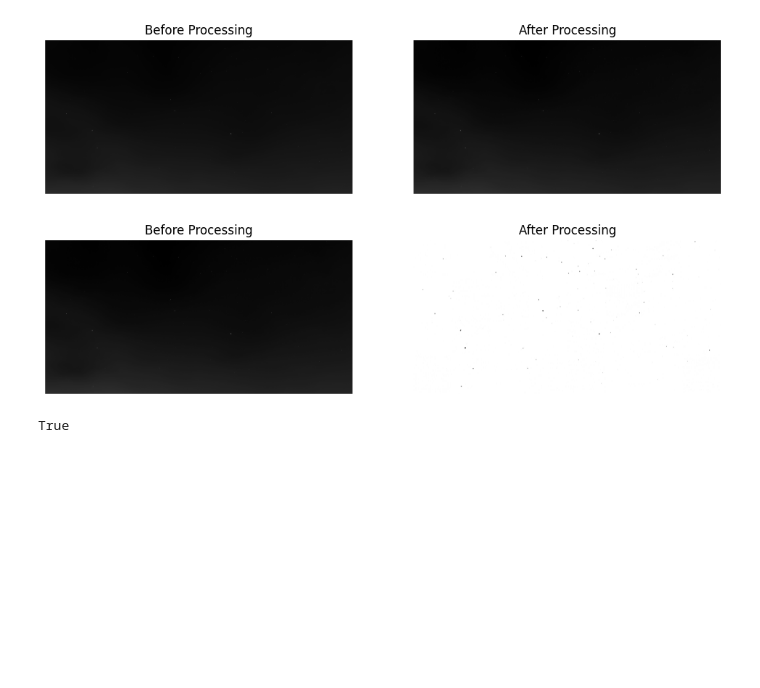
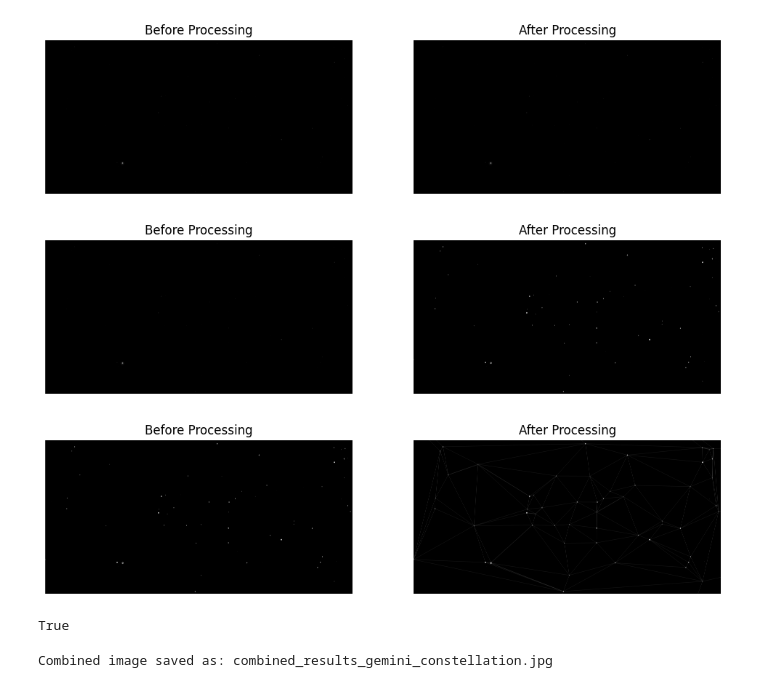
Before and after one commit to DanielEleojo/AstroIdentify, a Jupyter notebook: denoise_testing/denoise.ipynb, the cells around one changed output. Saved outputs shown, nothing was run; the diff lists cells and outputs as text; code cells hidden in the pictures; blank space fills up the shorter version.

Commit message:
Better graph and preprocessing pipeline.

```diff
--- a/denoise_testing/denoise.ipynb
+++ b/denoise_testing/denoise.ipynb
@@ -16,25 +16,83 @@ def plot_results(original, new):
 
     plt.show()
 # %%
-def gaussian_denoise(image, sigma=2, kernel_size=7):
+def gaussian_denoise(image, sigma=5, kernel_size=7):
     denoised_image = cv.GaussianBlur(image, (kernel_size, kernel_size), sigma)
     return denoised_image
 # %%
-def adaptive_thresholding(image, block_size=31, C=2.5):
-    adaptive_threshold_image = cv.adaptiveThreshold(image, 255, cv.ADAPTIVE_THRESH_GAUSSIAN_C, cv.THRESH_BINARY, block_size, C)
+def adaptive_thresholding(image, block_size=31, C=3):
+    adaptive_threshold_image = cv.adaptiveThreshold(image, 255, cv.ADAPTIVE_THRESH_GAUSSIAN_C, cv.THRESH_BINARY_INV, block_size, C)
     return adaptive_threshold_image
+# %%
+def detect_stars_and_connect(image):
+    constellation_image = image.copy()
+
+    # Find contours (stars)
+    contours, _ = cv.findContours(constellation_image, cv.RETR_EXTERNAL, cv.CHAIN_APPROX_SIMPLE)
+
+    # Calculate centroids of stars
+    points = []
+    for cnt in contours:
+        if cv.contourArea(cnt) > 5:  # Filter out very small contours (noise)
+            M = cv.moments(cnt)
+            if M["m00"] > 0:
+                cx = int(M["m10"] / M["m00"])
+                cy = int(M["m01"] / M["m00"])
+                points.append((cx, cy))
+
+    # Delaunay triangulation
+    if len(points) >= 3:
+        rect = (0, 0, constellation_image.shape[1], constellation_image.shape[0])
+        subdiv = cv.Subdiv2D(rect)
+        for p in points:
+            subdiv.insert(p)
+
+        # Drawing edges
+        edges = subdiv.getEdgeList()
+        for edge in edges:
+            x1, y1, x2, y2 = map(int, edge[:4])
+            cv.line(constellation_image, (x1, y1), (x2, y2), (255, 255, 255), 1)
+
+    return constellation_image
 # %%
-image_path = "ursa_minor_3.jpg"
+image_path = "gemini_constellation.jpg"
 image = cv.imread(image_path, cv.IMREAD_GRAYSCALE)
 
 denoised_image = gaussian_denoise(image)
 plot_results(image, denoised_image)
 cv.imwrite("denoised_"+image_path, denoised_image)
 
 thresholded_image = adaptive_thresholding(image)
 plot_results(denoised_image, thresholded_image)
 cv.imwrite("thresholded_denoised_"+image_path, thresholded_image)
+
+connected_stars_image = detect_stars_and_connect(thresholded_image)
+plot_results(thresholded_image, connected_stars_image)
+cv.imwrite("connected_"+image_path, connected_stars_image)
 # %% [output]
-[figure, old version]
+[figure, new version]
-[figure, old version]
+[figure, new version]
+[figure, added]
 True
+# %%
+def plot_and_save_all_steps(original, denoised, thresholded, connected, image_path):
+    plt.figure(figsize=(12, 40))
+
+    images = [original, denoised, thresholded, connected]
+    titles = ["Original", "Denoised", "Thresholded", "Connected Stars"]
+
+    for i in range(len(titles)):
+        plt.subplot(4, 1, i + 1)
+        plt.imshow(images[i], cmap='gray')
+        plt.title(titles[i])
+        plt.axis('off')
+
+    plt.tight_layout()
+    combined_path = "combined_results_" + image_path
+    plt.savefig(combined_path)
+    plt.close()
+    print("Combined image saved as:", combined_path)
+
+plot_and_save_all_steps(image, denoised_image, thresholded_image, connected_stars_image, image_path)
+# %% [output]
+Combined image saved as: combined_results_gemini_constellation.jpg
```
Also changed, not shown: 21 other files.
